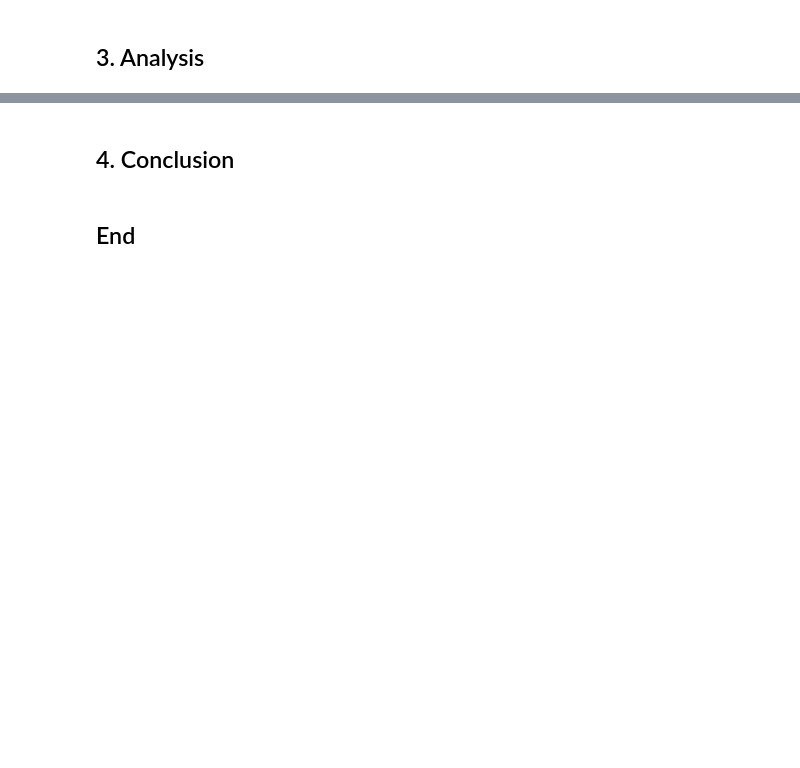
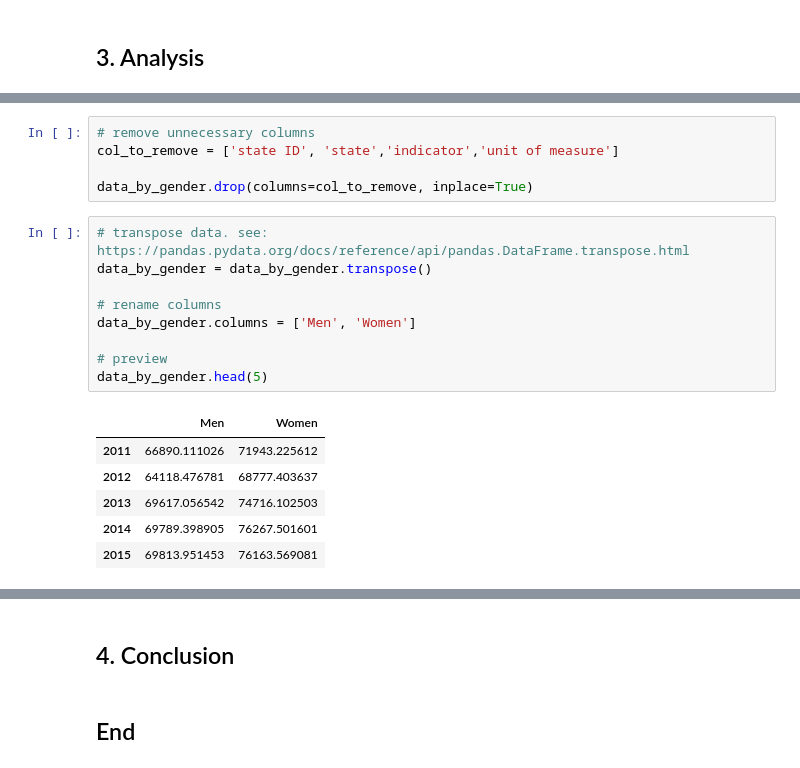
Before and after one commit to irenecelebrin/programming-for-data-analytics, a Jupyter notebook: project/project.ipynb, the cells around one changed output, grey strips where cells are left out. Saved outputs shown, nothing was run; the diff lists cells and outputs as text; blank space fills up the shorter version.

```diff
--- a/project/project.ipynb
+++ b/project/project.ipynb
@@ -348,0 +389,21 @@ memory usage: 203.1+ KB
+# %%
+# remove unnecessary columns
+col_to_remove = ['state ID', 'state','indicator','unit of measure']
+
+data_by_gender.drop(columns=col_to_remove, inplace=True)
+# %%
+# transpose data. see: https://pandas.pydata.org/docs/reference/api/pandas.DataFrame.transpose.html
+data_by_gender = data_by_gender.transpose()
+
+# rename columns
+data_by_gender.columns = ['Men', 'Women']
+
+# preview
+data_by_gender.head(5)
+# %% [output]
+|  | Men | Women |
+| 2011 | 66890.111026 | 71943.225612 |
+| 2012 | 64118.476781 | 68777.403637 |
+| 2013 | 69617.056542 | 74716.102503 |
+| 2014 | 69789.398905 | 76267.501601 |
+| 2015 | 69813.951453 | 76163.569081 |
```
Also changed, not shown: parts of 20 cells of this notebook.
